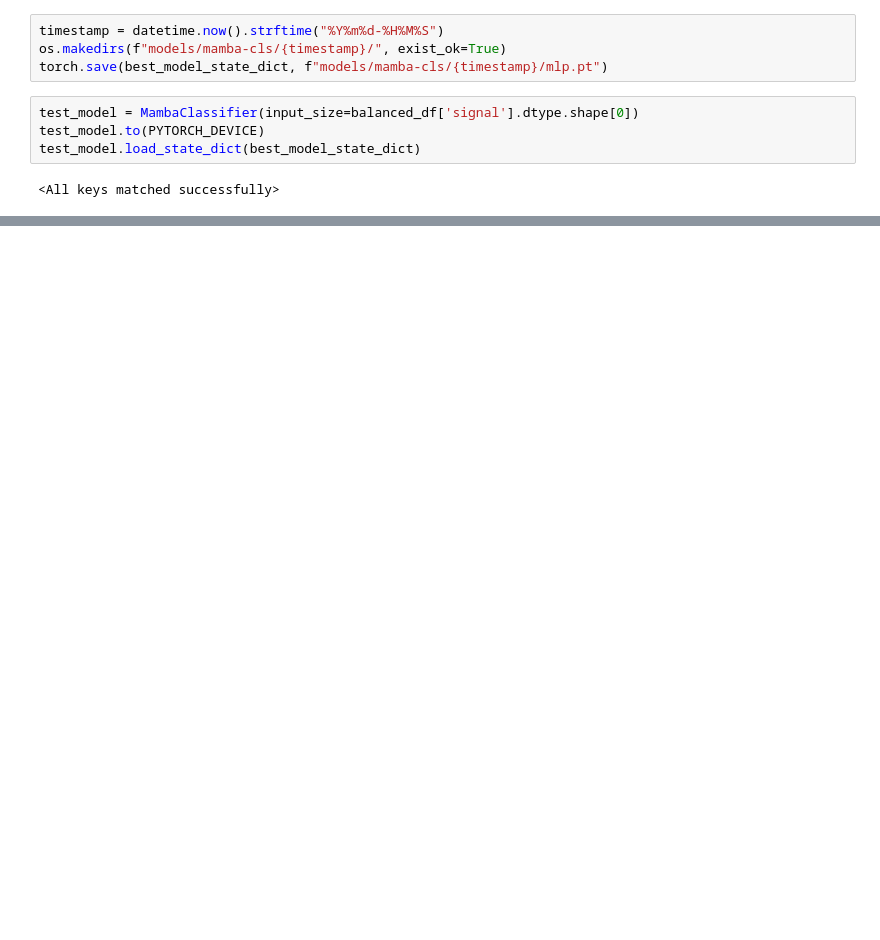
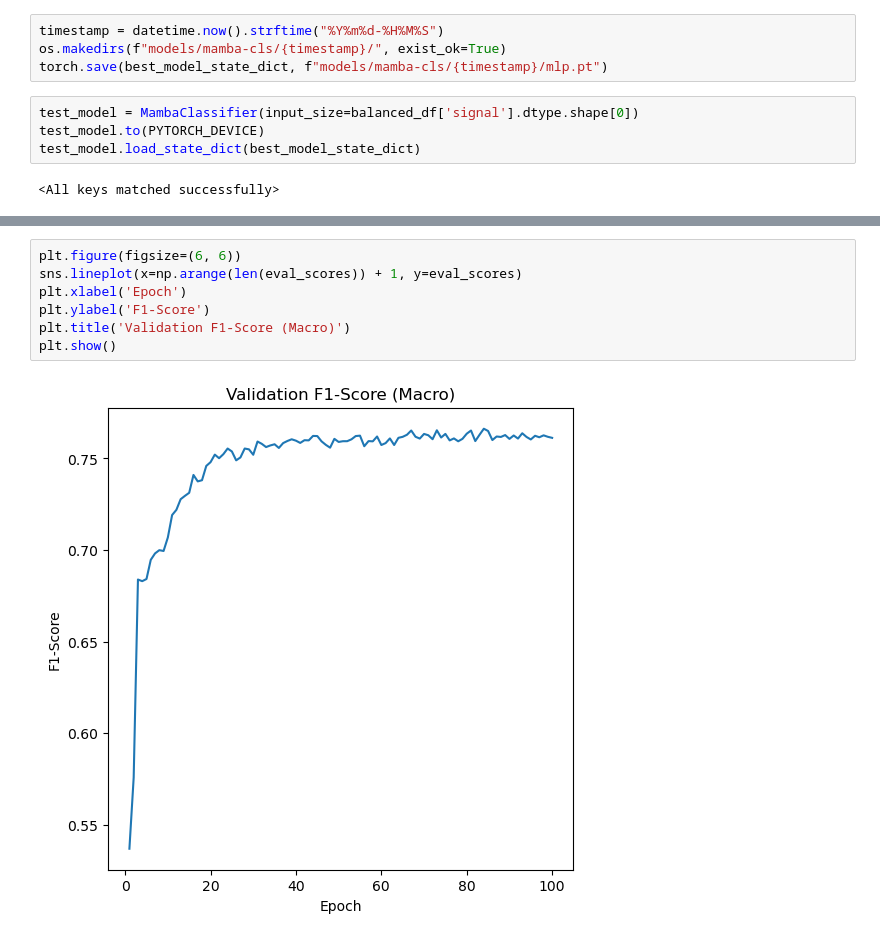
Before and after one commit to LiviaLelis/USP-TimeSeries, a Jupyter notebook: TP2/03-Mamba.ipynb, the cells around one changed output, grey strips where cells are left out. Cells and saved outputs as stored; diff of their text form; blank space fills up the shorter version.

```diff
--- a/TP2/03-Mamba.ipynb
+++ b/TP2/03-Mamba.ipynb
@@ -352,0 +351,9 @@ weighted avg       0.72      0.72      0.72     12490
+# %%
+plt.figure(figsize=(6, 6))
+sns.lineplot(x=np.arange(len(eval_scores)) + 1, y=eval_scores)
+plt.xlabel('Epoch')
+plt.ylabel('F1-Score')
+plt.title('Validation F1-Score (Macro)')
+plt.show()
+# %% [output]
+[figure, added]
```
Also changed, not shown: parts of 5 cells of this notebook, 3 other files.
